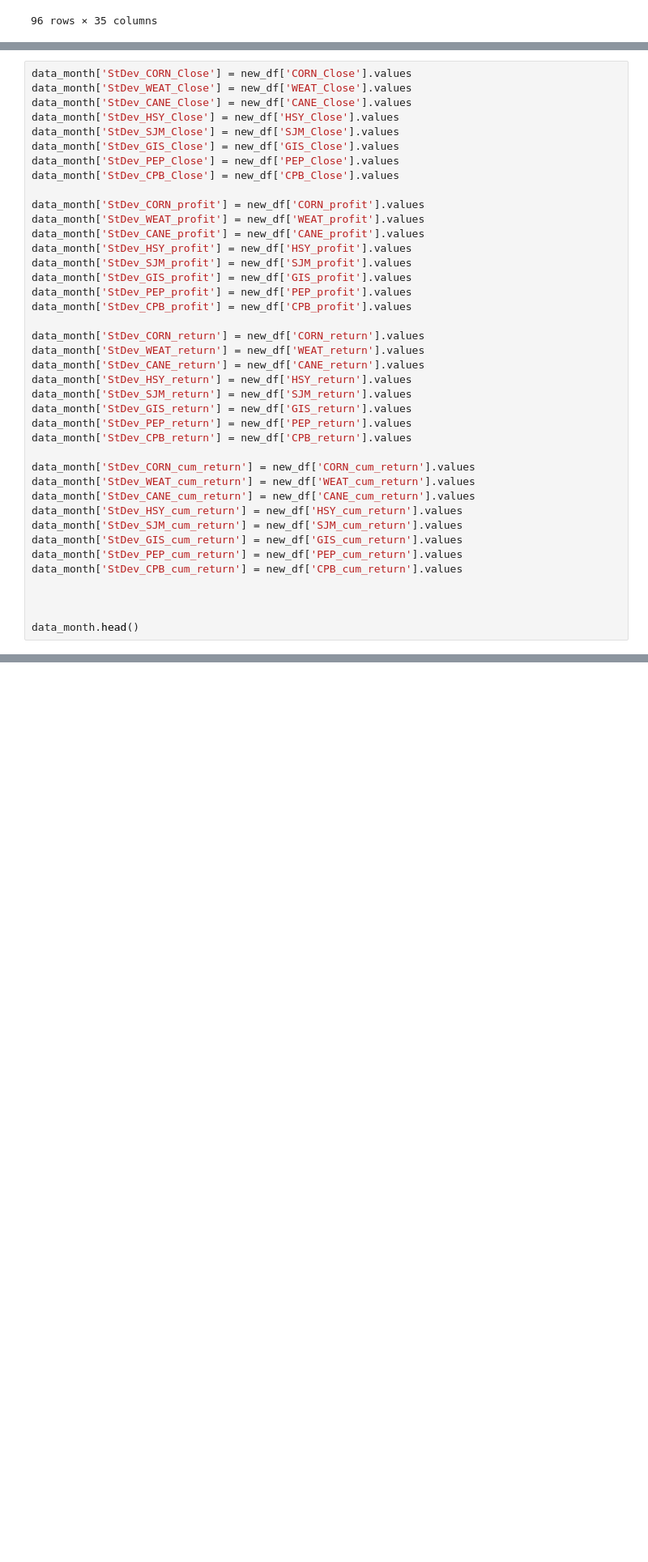
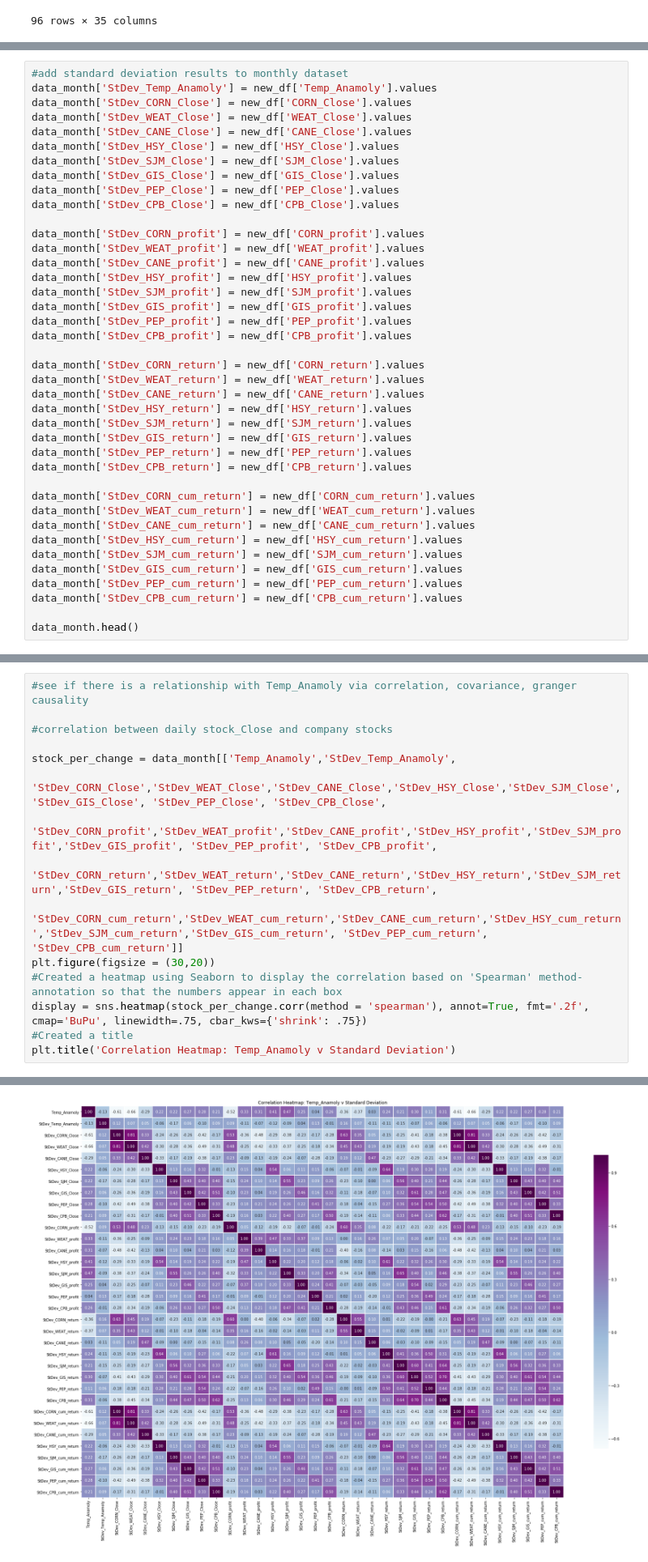
Before and after one commit to megankuscsik/Capstone-Project, a Jupyter notebook: Results_Notebook.ipynb, the cells around one changed output, grey strips where cells are left out. Shown at 81% size. Drawn from its saved outputs; the diff is of its cells as text; blank space fills up the shorter version.

Commit message:
results notebook

```diff
--- a/Results_Notebook.ipynb
+++ b/Results_Notebook.ipynb
@@ -1655,4 +1635,6 @@ MultiIndex([(           'Year',    ''),
 # %%
+#add standard deviation results to monthly dataset
+data_month['StDev_Temp_Anamoly'] = new_df['Temp_Anamoly'].values
 data_month['StDev_CORN_Close'] = new_df['CORN_Close'].values
 data_month['StDev_WEAT_Close'] = new_df['WEAT_Close'].values
 data_month['StDev_CANE_Close'] = new_df['CANE_Close'].values
@@ -1689,8 +1671,6 @@ data_month['StDev_GIS_cum_return'] = new_df['GIS_cum_return'].values
 data_month['StDev_PEP_cum_return'] = new_df['PEP_cum_return'].values
 data_month['StDev_CPB_cum_return'] = new_df['CPB_cum_return'].values
 
-
-
 data_month.head()
 # %% [output]
 |  | Year | Temp_Anamoly | Avg_Temp_F | Avg_Precip_In | CORN_Open | CORN_High | CORN_Low | CORN_Close | ... |
@@ -1712,0 +1686,16 @@ memory usage: 79.0 KB
+# %%
+#see if there is a relationship with Temp_Anamoly via correlation, covariance, granger causality
+
+#correlation between daily stock_Close and company stocks
+
+stock_per_change = data_month[['Temp_Anamoly','StDev_Temp_Anamoly',
+                        'StDev_CORN_Close','StDev_WEAT_Close','StDev_CANE_Close','StDev_HSY_Close','StDev_SJM_Close','StDev_GIS_Close', 'StDev_PEP_Close', 'StDev_CPB_Close',
+                        'StDev_CORN_profit','StDev_WEAT_profit','StDev_CANE_profit','StDev_HSY_profit','StDev_SJM_profit','StDev_GIS_profit', 'StDev_PEP_profit', 'StDev_CPB_profit',
+                        'StDev_CORN_return','StDev_WEAT_return','StDev_CANE_return','StDev_HSY_return','StDev_SJM_return','StDev_GIS_return', 'StDev_PEP_return', 'StDev_CPB_return',
+                        'StDev_CORN_cum_return','StDev_WEAT_cum_return','StDev_CANE_cum_return','StDev_HSY_cum_return','StDev_SJM_cum_return','StDev_GIS_cum_return', 'StDev_PEP_cum_return', 'StDev_CPB_cum_return']]
+plt.figure(figsize = (30,20))
+#Created a heatmap using Seaborn to display the correlation based on 'Spearman' method-annotation so that the numbers appear in each box
+display = sns.heatmap(stock_per_change.corr(method = 'spearman'), annot=True, fmt='.2f', cmap='BuPu', linewidth=.75, cbar_kws={'shrink': .75})
+#Created a title
+plt.title('Correlation Heatmap: Temp_Anamoly v Standard Deviation')
+# %% [output]
@@ -1712,0 +1703 @@ memory usage: 79.0 KB
+[figure, added]
```
Also changed, not shown: parts of 9 cells of this notebook.
